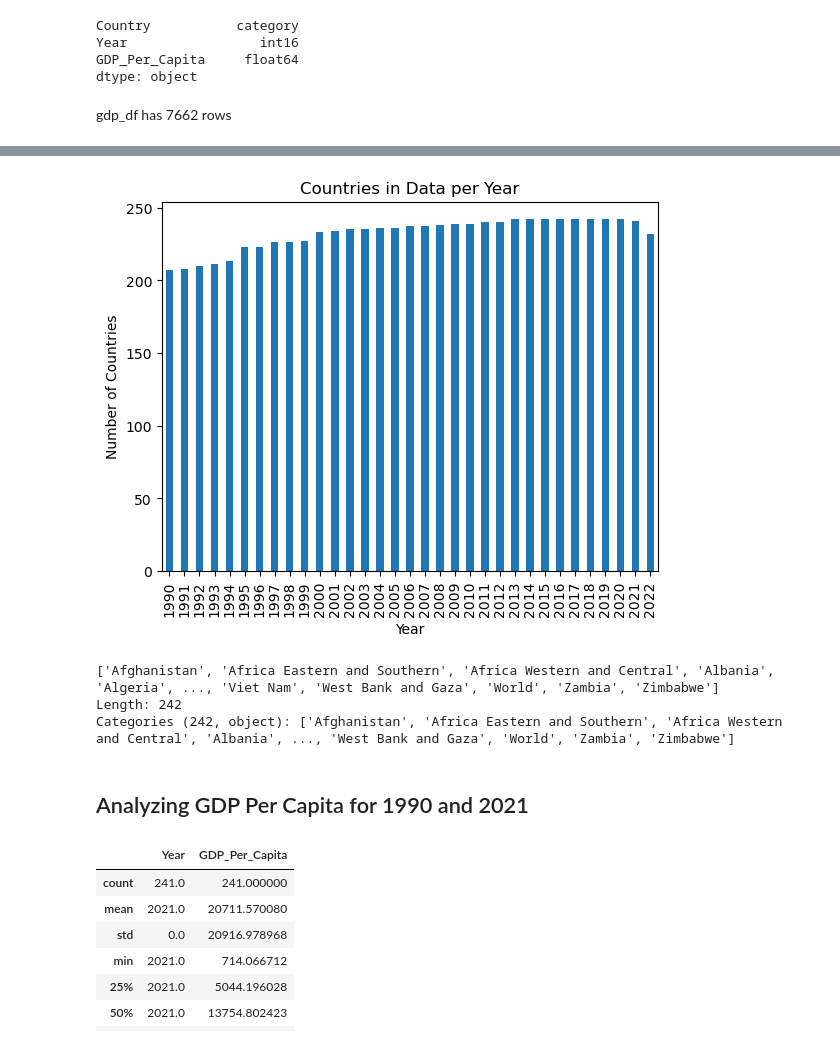
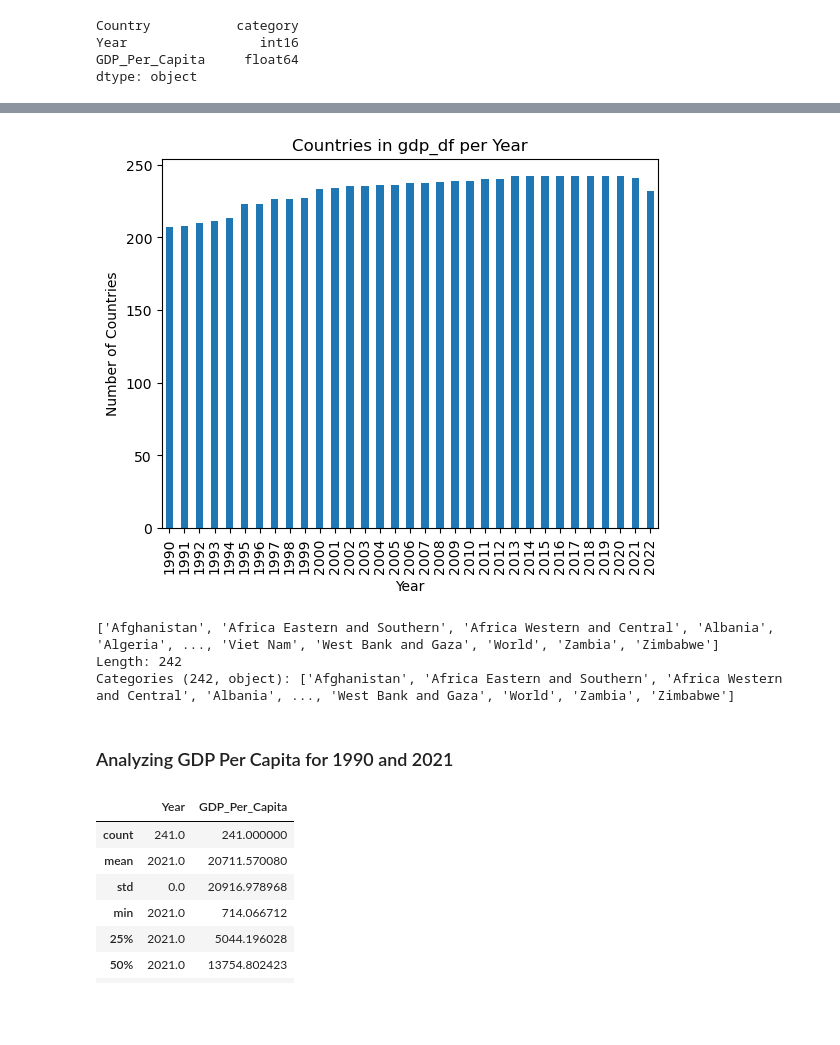
Before and after one commit to nss-data-science-cohort-8/un-exploration-alexanderjireland, a Jupyter notebook: notebooks/UN_Data_Exploration.ipynb, the cells around one changed output, grey strips where cells are left out. Drawn from its saved outputs; the diff is of its cells as text; code cells hidden in the pictures; blank space fills up the shorter version.

```diff
--- a/notebooks/UN_Data_Exploration.ipynb
+++ b/notebooks/UN_Data_Exploration.ipynb
@@ -79,8 +84,6 @@ Country           category
 Year                 int16
 GDP_Per_Capita     float64
 dtype: object
-# %% [markdown]
-gdp_df has 7662 rows
 # %%
 gdp_df['Year'].value_counts()
 # %% [output]
@@ -104,11 +107,11 @@ Name: count, dtype: int64
 # %%
 #I wonder if this is correlated with the number of countries in the world?
 year_value_counts = gdp_df['Year'].value_counts().sort_index()
 year_value_counts.plot(kind='bar')
 plt.ylabel('Number of Countries')
-plt.title('Countries in Data per Year')
+plt.title('Countries in gdp_df per Year')
 plt.show()
 # %% [output]
-[figure, old version]
+[figure, new version]
 # %%
 gdp_df['Country'].unique()
@@ -118,7 +121,7 @@ gdp_df['Country'].unique()
 Length: 242
 Categories (242, object): ['Afghanistan', 'Africa Eastern and Southern', 'Africa Western and Central', 'Albania', ..., 'West Bank and Gaza', 'World', 'Zambia', 'Zimbabwe']
 # %% [markdown]
- ## Analyzing GDP Per Capita for 1990 and 2021
+### Analyzing GDP Per Capita for 1990 and 2021
 # %%
 #creating new dataframe by subsetting gdp_df
 gdp_2021 = gdp_df[gdp_df['Year']==2021]
```
Also changed, not shown: parts of 71 cells of this notebook.
